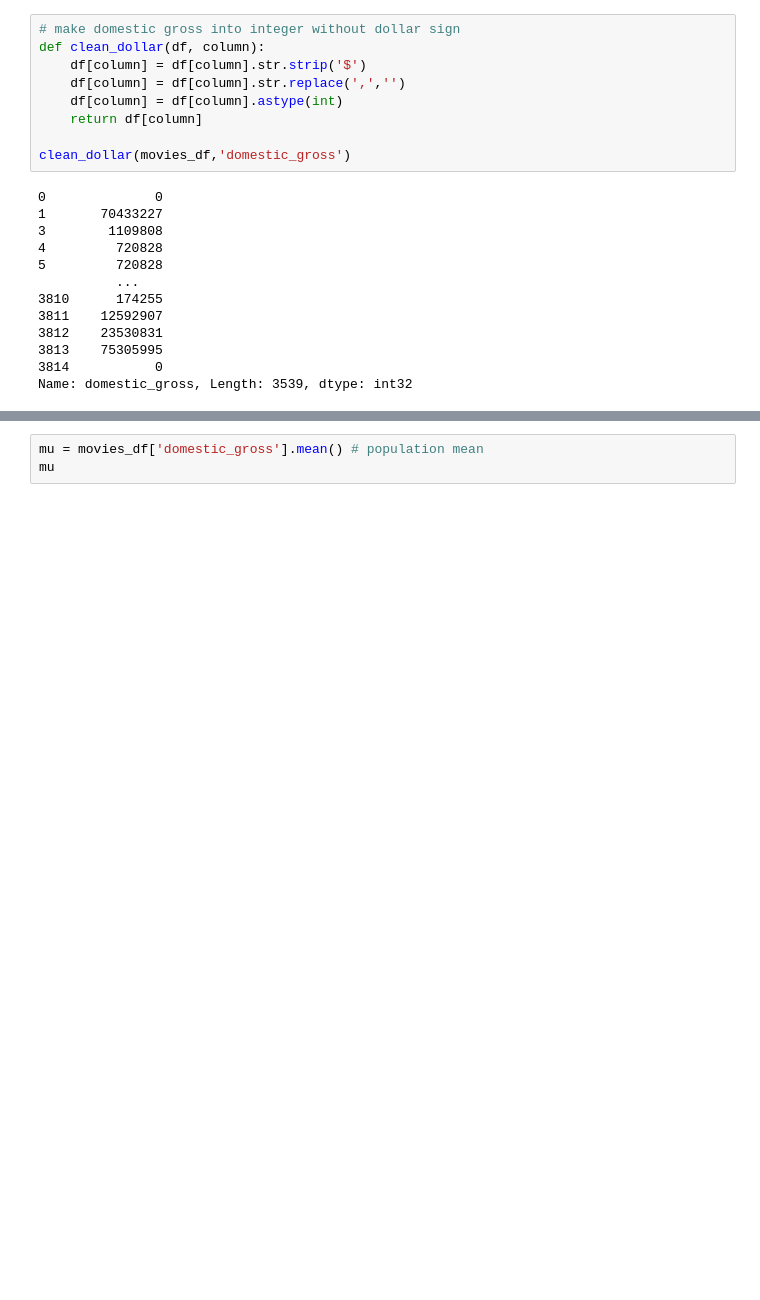
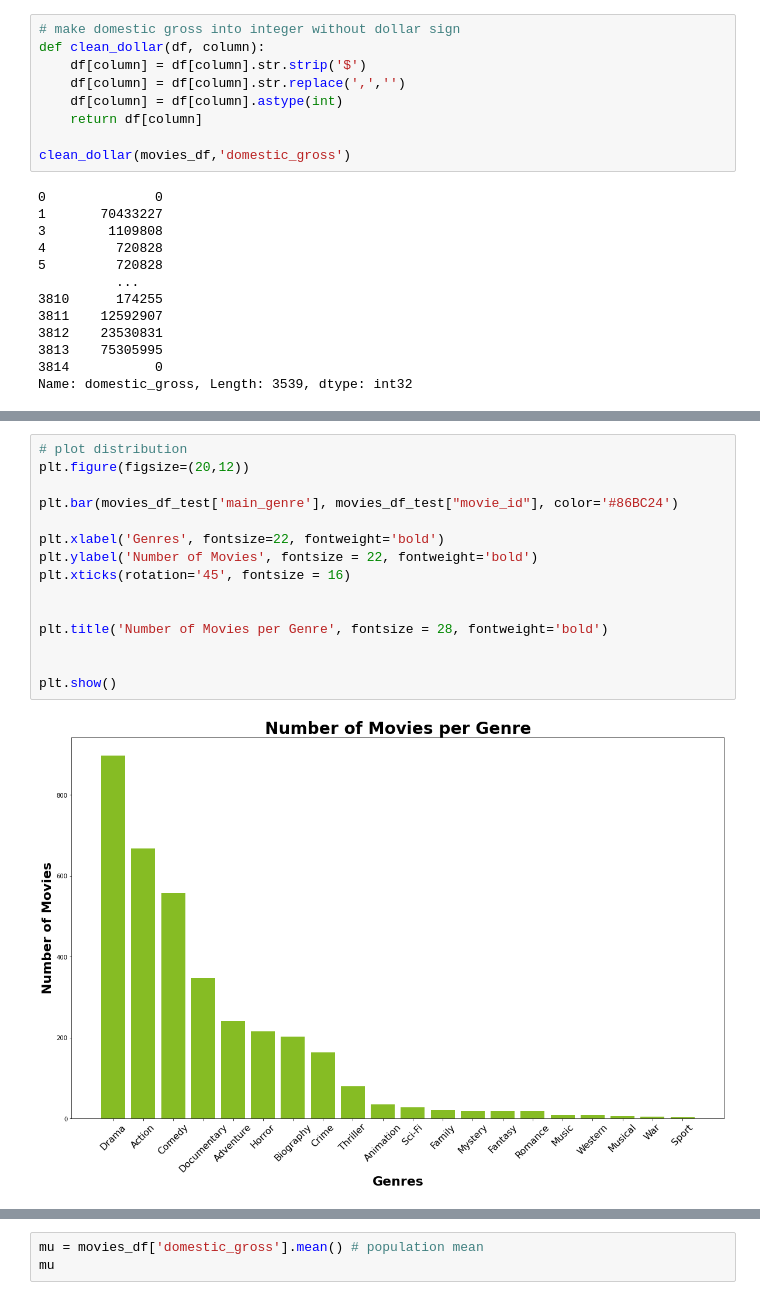
Before and after one commit to harte3/Flatiron-Capstone-Group-2, a Jupyter notebook: notebooks/alivia-vaia/Genre and Revenue.ipynb, the cells around one changed output, grey strips where cells are left out. Cells and saved outputs as stored; diff of their text form; blank space fills up the shorter version.

```diff
--- a/notebooks/alivia-vaia/Genre and Revenue.ipynb
+++ b/notebooks/alivia-vaia/Genre and Revenue.ipynb
@@ -183,0 +208,17 @@ Name: domestic_gross, Length: 3539, dtype: int32
+# %%
+# plot distribution
+plt.figure(figsize=(20,12))
+
+plt.bar(movies_df_test['main_genre'], movies_df_test["movie_id"], color='#86BC24')
+
+plt.xlabel('Genres', fontsize=22, fontweight='bold')
+plt.ylabel('Number of Movies', fontsize = 22, fontweight='bold')
+plt.xticks(rotation='45', fontsize = 16)
+
+
+plt.title('Number of Movies per Genre', fontsize = 28, fontweight='bold')
+
+
+plt.show()
+# %% [output]
+[figure, added]
```
Also changed, not shown: parts of 37 cells of this notebook.
